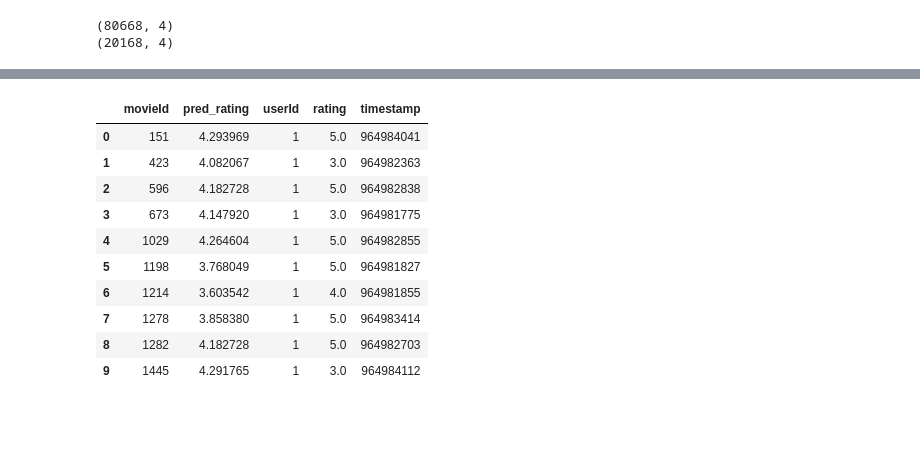
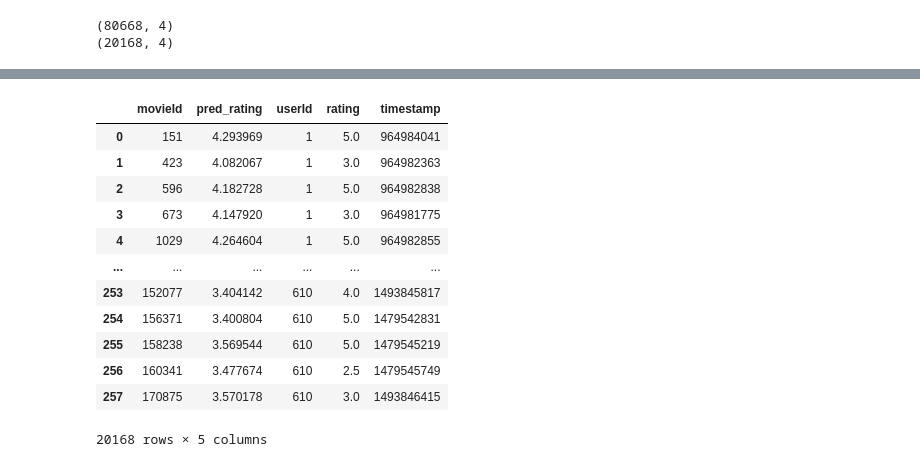
Before and after one commit to del-luna/Recommendation-System-Study, a Jupyter notebook: content-based/Content_based.ipynb, the cells around one changed output, grey strips where cells are left out. Drawn from its saved outputs; the diff is of its cells as text; code cells hidden in the pictures; blank space fills up the shorter version.

```diff
--- a/content-based/Content_based.ipynb
+++ b/content-based/Content_based.ipynb
@@ -449,14 +523,16 @@ Wall time: 7.96 s
-# %%
-result_df.head(10)
-# %% [output]
-|  | movieId | pred_rating | userId | rating | timestamp |
-| 0 | 151 | 4.293969 | 1 | 5.0 | 964984041 |
-| 1 | 423 | 4.082067 | 1 | 3.0 | 964982363 |
-| 2 | 596 | 4.182728 | 1 | 5.0 | 964982838 |
-| 3 | 673 | 4.147920 | 1 | 3.0 | 964981775 |
-| 4 | 1029 | 4.264604 | 1 | 5.0 | 964982855 |
-| 5 | 1198 | 3.768049 | 1 | 5.0 | 964981827 |
-| 6 | 1214 | 3.603542 | 1 | 4.0 | 964981855 |
-| 7 | 1278 | 3.858380 | 1 | 5.0 | 964983414 |
-| 8 | 1282 | 4.182728 | 1 | 5.0 | 964982703 |
-| 9 | 1445 | 4.291765 | 1 | 3.0 | 964984112 |
+# %%
+result_df
+# %% [output]
+|  | movieId | pred_rating | userId | rating | timestamp |
+| 0 | 151 | 4.293969 | 1 | 5.0 | 964984041 |
+| 1 | 423 | 4.082067 | 1 | 3.0 | 964982363 |
+| 2 | 596 | 4.182728 | 1 | 5.0 | 964982838 |
+| 3 | 673 | 4.147920 | 1 | 3.0 | 964981775 |
+| 4 | 1029 | 4.264604 | 1 | 5.0 | 964982855 |
+| ... | ... | ... | ... | ... | ... |
+| 253 | 152077 | 3.404142 | 610 | 4.0 | 1493845817 |
+| 254 | 156371 | 3.400804 | 610 | 5.0 | 1479542831 |
+| 255 | 158238 | 3.569544 | 610 | 5.0 | 1479545219 |
+| 256 | 160341 | 3.477674 | 610 | 2.5 | 1479545749 |
+| 257 | 170875 | 3.570178 | 610 | 3.0 | 1493846415 |
+20168 rows × 5 columns
```
Also changed, not shown: parts of 19 cells of this notebook.
